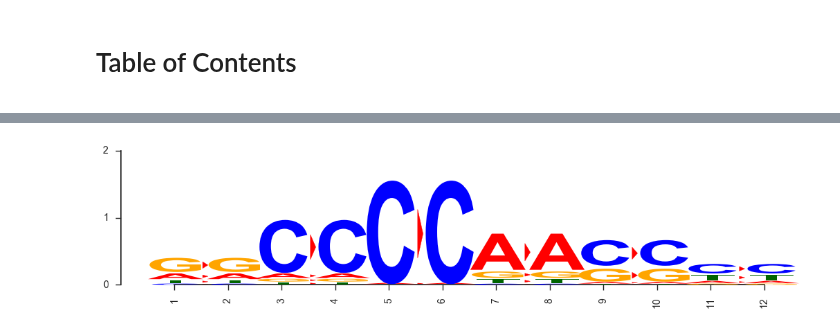
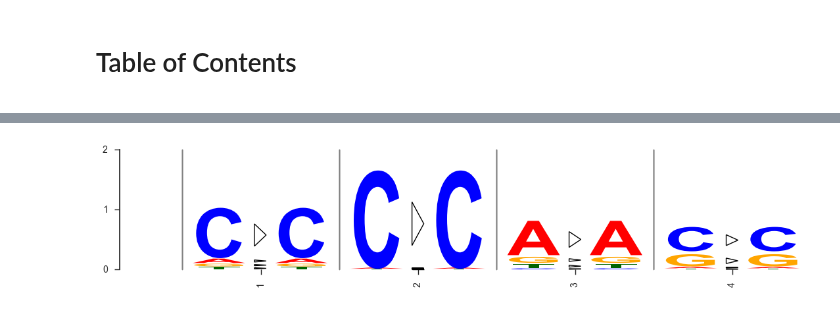
Before and after one commit to saketkc/notebooks, a Jupyter notebook: python/Mutation Logo.ipynb, the cells around one changed output, grey strips where cells are left out. Saved outputs shown, nothing was run; the diff lists cells and outputs as text; code cells hidden in the pictures.

```diff
--- a/python/Mutation Logo.ipynb
+++ b/python/Mutation Logo.ipynb
@@ -232,12 +232,13 @@ def draw_logo(all_scores, fontfamily='Arial', size=80):
                                               x=1,
                                               y=0,
                                               units='points')
-    plt.show()
-
+    plt.tight_layout()
+    for o in fig.findobj():
+        o.set_clip_on(False)
 def draw_logo_mutated(all_scores, fontfamily='Arial', size=80):
     mpl.rcParams['font.family'] = fontfamily
 
-    fig, ax = plt.subplots(figsize=(2*len(all_scores), 2.5))
+    fig, ax = plt.subplots(figsize=(2.5*len(all_scores), 2.5))
 
     font = FontProperties()
     font.set_size(size)
@@ -245,11 +246,7 @@ def draw_logo_mutated(all_scores, fontfamily='Arial', size=80):
 
     #font.set_family(fontfamily)
 
-    ax.set_xticks(range(1,2*len(all_scores)+1))
-    ax.set_yticks(range(0,3))
-    ax.set_xticklabels(range(1,2*len(all_scores)+1), rotation=90)
-    ax.set_yticklabels(np.arange(0,3,1))
-    seaborn.despine(ax=ax, trim=True)
+
 
     trans_offset = transforms.offset_copy(ax.transData,
                                           fig=fig,
@@ -260,7 +257,7 @@ def draw_logo_mutated(all_scores, fontfamily='Arial', size=80):
     for index, scores in enumerate(all_scores):
         yshift = 0
         for base, score in scores:
-            txt = ax.text(2*index+1,
+            txt = ax.text(2*index+1.25,
                           0,
                           base,
                           transform=trans_offset,
@@ -269,7 +266,7 @@ def draw_logo_mutated(all_scores, fontfamily='Arial', size=80):
                           ha='center',
                           fontproperties=font,
                          )
-            txt1 = ax.text(2*index+2.1,
+            txt1 = ax.text(2*index+2.3,
                           0,
                           base,
                           transform=trans_offset,
@@ -278,9 +275,11 @@ def draw_logo_mutated(all_scores, fontfamily='Arial', size=80):
                           ha='center',
                           fontproperties=font,
                          )
-            v = np.array([[2*index+1.5, 0.2], [2*index+1.6,0.4], [2*index+1.5, 0.6]])
-            go = Polygon(v, closed=True, fc='r', ec='r',
-                           transform=trans_offset,)
+            ax.axvline(x=2*index+0.8, linewidth=1, color='grey')
+
+            v = np.array([[2*index+1.7, 0.2], [2*index+1.85,0.4], [2*index+1.7, 0.6]])
+            go = Polygon(v, closed=True, fc='white', ec='black',
+                           transform=trans_offset, linewidth=1)
             ax.add_patch(go)
             txt.set_path_effects([Scale(1.0, score)])
             txt1.set_path_effects([Scale(1.0, score)])
@@ -302,4 +301,11 @@ def draw_logo_mutated(all_scores, fontfamily='Arial', size=80):
                                               x=2,
                                               y=0,
                                               units='points')
-    plt.show()
+    ax.set_xticks([2*index+1.8 for index in np.arange(0, len(all_scores)+0.00)])
+    ax.set_yticks(range(0,3))
+    ax.set_xticklabels(range(1,2*len(all_scores)), rotation=90)
+    ax.set_yticklabels(np.arange(0,3,1))
+    seaborn.despine(ax=ax, bottom=True, trim=False)
+    plt.tight_layout()
+    for o in fig.findobj():
+        o.set_clip_on(False)
@@ -306,7 +386,7 @@ def draw_logo_mutated(all_scores, fontfamily='Arial', size=80):
 # %%
-draw_logo_mutated(ALL_SCORES1[0:6])
+draw_logo_mutated(ALL_SCORES1[1:5])
 # %% [output]
-[figure, old version]
+[figure, new version]
 # %%
 draw_logo(ALL_SCORES1, 'Verdana')
 # %% [output]
```
Also changed, not shown: parts of 5 cells of this notebook, 1 other file.
